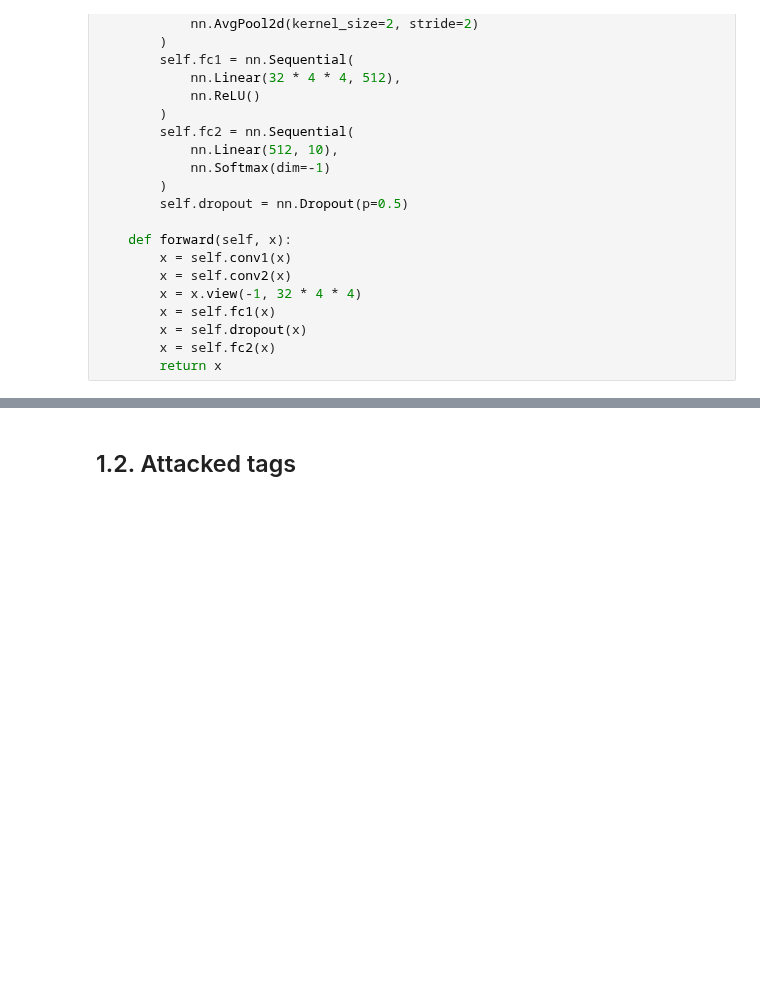
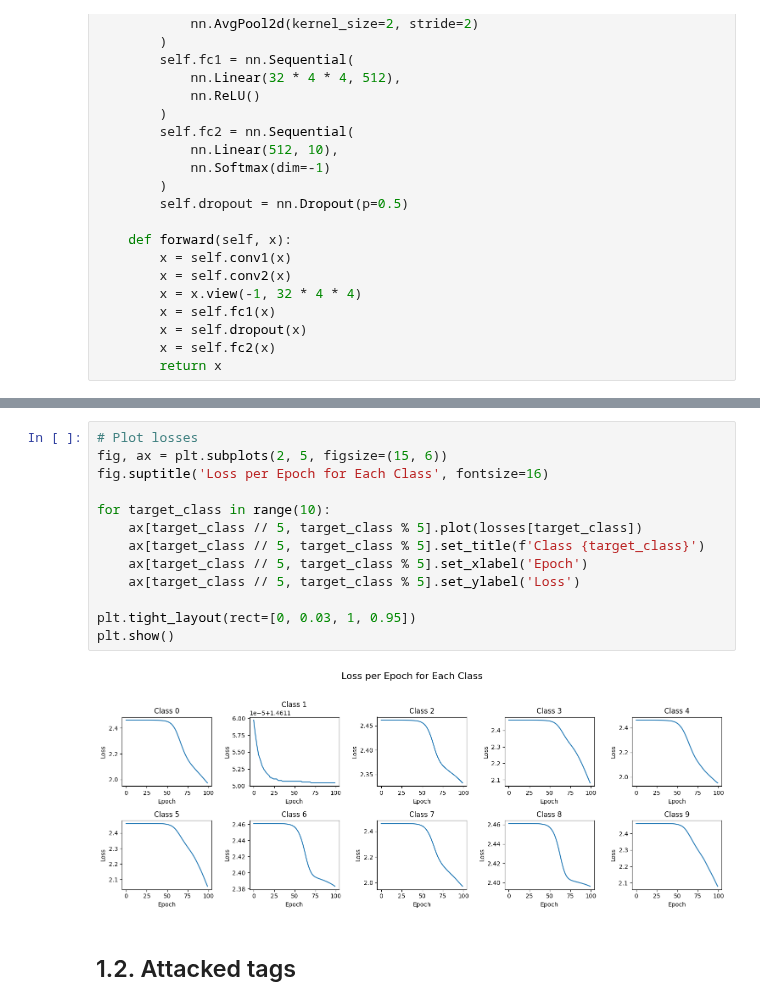
Before and after one commit to moshafieeha/Deep-Learning-Mini-Projects, a Jupyter notebook: Security in Classification.ipynb, the cells around one changed output, grey strips where cells are left out. Drawn from its saved outputs; the diff is of its cells as text; blank space fills up the shorter version.

```diff
--- a/Security in Classification.ipynb
+++ b/Security in Classification.ipynb
@@ -177,2 +141,17 @@ Class 9, Epoch 90, Loss: 2.408745288848877
+# %%
+# Plot losses
+fig, ax = plt.subplots(2, 5, figsize=(15, 6))
+fig.suptitle('Loss per Epoch for Each Class', fontsize=16)
+
+for target_class in range(10):
+    ax[target_class // 5, target_class % 5].plot(losses[target_class])
+    ax[target_class // 5, target_class % 5].set_title(f'Class {target_class}')
+    ax[target_class // 5, target_class % 5].set_xlabel('Epoch')
+    ax[target_class // 5, target_class % 5].set_ylabel('Loss')
+
+plt.tight_layout(rect=[0, 0.03, 1, 0.95])
+plt.show()
+# %% [output]
+[figure, added]
 # %% [markdown]
 ## 1.2. Attacked tags
```
Also changed, not shown: parts of 19 cells of this notebook.
